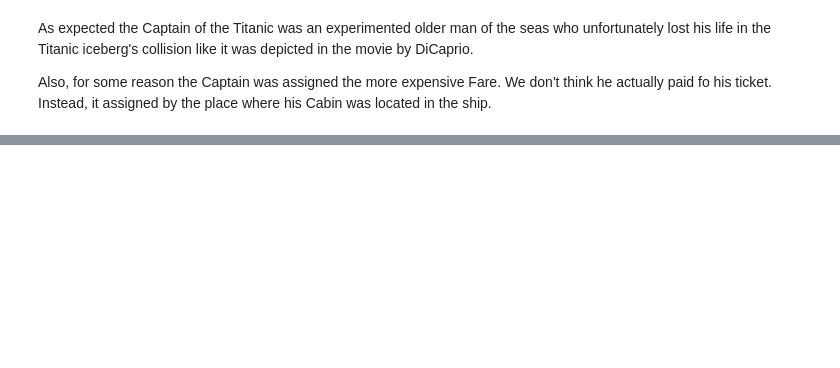
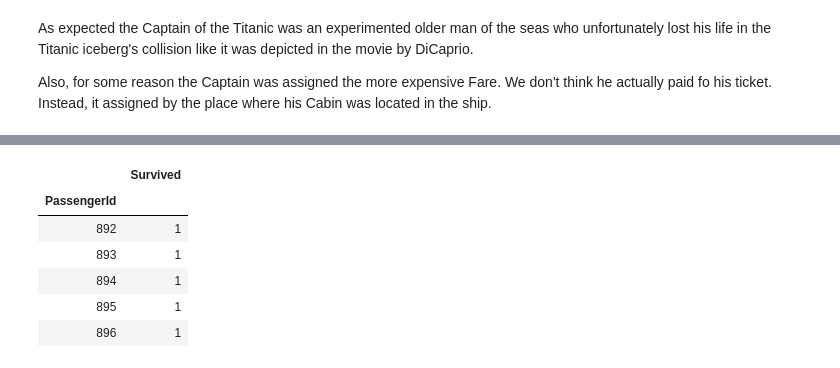
Before and after one commit to cristobalza/lab_5_kaggle_dma, a Jupyter notebook: kaggle_lab_5.ipynb, the cells around one changed output, grey strips where cells are left out. Saved outputs shown, nothing was run; the diff lists cells and outputs as text; code cells hidden in the pictures; blank space fills up the shorter version.

Commit message:
naive submission

```diff
--- a/kaggle_lab_5.ipynb
+++ b/kaggle_lab_5.ipynb
@@ -816,0 +981,7 @@ missing_values_func(train_df)
+# %%
+# Check for Categorical features
+categorical_feature_mask = entire_dataset.dtypes==object
+# filter categorical columns using mask and turn it into a list
+categorical_cols = entire_dataset.columns[categorical_feature_mask].tolist()
+display(len(categorical_cols))
+categorical_cols
@@ -816,0 +999,13 @@ missing_values_func(train_df)
+# %%
+from sklearn.preprocessing import OneHotEncoder
+from sklearn.preprocessing import StandardScaler
+from sklearn.compose import make_column_transformer
+# Since not all features are categorical features,  `make_column_transformer` will only
+# one hot encode the categorical feature and standarized the non-categorical features.
+column_trans = make_column_transformer(
+    (StandardScaler(), non_categorical_features),
+    (OneHotEncoder(sparse=False), categorical_cols)
+)
+
+entire_dataset_custom = column_trans.fit_transform(entire_dataset)
+entire_dataset_custom.shape
@@ -816,0 +1014,9 @@ missing_values_func(train_df)
+# %%
+x_train = entire_dataset_custom[:train_lenght]
+x_test = entire_dataset_custom[train_lenght:]
+# %%
+target = train_df['Survived']
+print(f'X_train shape: {x_train.shape}')
+# print(f'y shape: {y.shape}')
+print(f'X_test shape: {x_test.shape}')
+print(f'y shape: {target.shape}')
@@ -816,0 +1052,14 @@ missing_values_func(train_df)
+# %%
+naive = GaussianNB()
+naive.fit(x_train, target)
+submission = pd.DataFrame(index=passengers_ID_test)
+submission['Survived'] = naive.predict(x_test)
+submission.head()
+# %% [output]
+|  | Survived |
+| PassengerId |  |
+| 892 | 1 |
+| 893 | 1 |
+| 894 | 1 |
+| 895 | 1 |
+| 896 | 1 |
```
Also changed, not shown: parts of 28 cells of this notebook, 3 other files.
